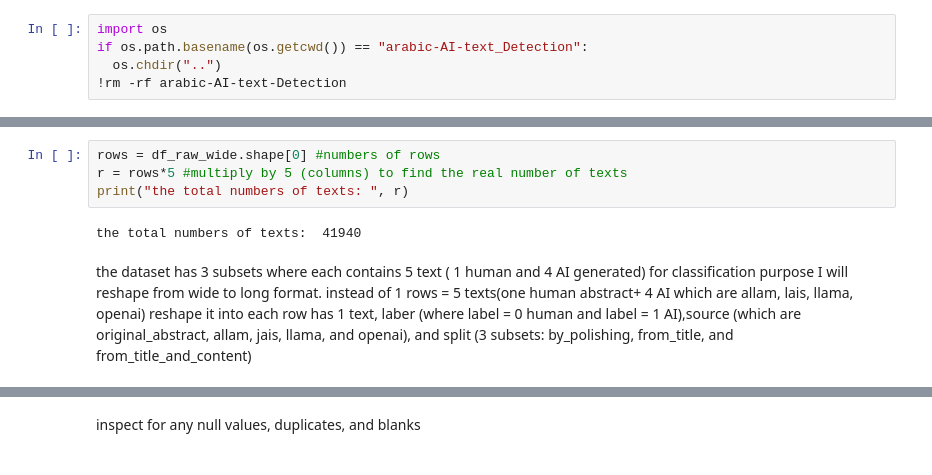
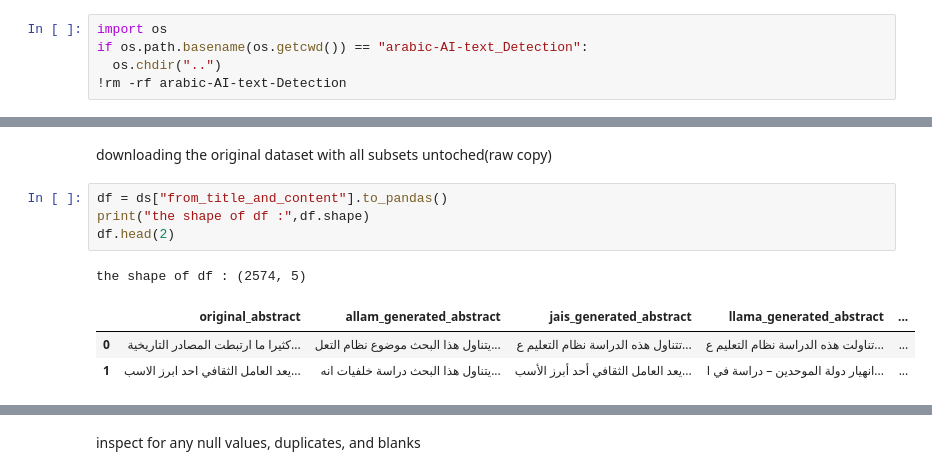
Before and after one commit to samar99-tech/arabic-AI-text-Detection, a Jupyter notebook: notebooks/dataloading.ipynb, the cells around one changed output, grey strips where cells are left out. Saved outputs shown, nothing was run; the diff lists cells and outputs as text.

```diff
--- a/notebooks/dataloading.ipynb
+++ b/notebooks/dataloading.ipynb
@@ -162,10 +144,11 @@ the columns:  Index(['original_abstract', 'allam_generated_abstract',
-# %%
-rows = df_raw_wide.shape[0] #numbers of rows
-r = rows*5 #multiply by 5 (columns) to find the real number of texts
-print("the total numbers of texts: ", r)
-# %% [output]
-the total numbers of texts:  41940
-# %% [markdown]
- the dataset has 3 subsets where each contains 5 text ( 1 human and 4 AI generated)
- for classification purpose I will reshape from wide to long format.
-  instead of 1 rows  = 5 texts(one human abstract+ 4 AI which are allam, lais, llama, openai) reshape it into each row has 1 text, laber (where label = 0 human and label = 1 AI),source (which are original_abstract, allam, jais, llama, and openai), and split (3 subsets: by_polishing, from_title, and from_title_and_content)
+# %% [markdown]
+downloading the original dataset with all subsets untoched(raw copy)
+# %%
+df = ds["from_title_and_content"].to_pandas()
+print("the shape of df :",df.shape)
+df.head(2)
+# %% [output]
+the shape of df : (2574, 5)
+|  | original_abstract | allam_generated_abstract | jais_generated_abstract | llama_generated_abstract | ... |
+| 0 | كثيرا ما ارتبطت المصادر التاريخية... | يتناول هذا البحث موضوع نظام التعل... | تتناول هذه الدراسة نظام التعليم ع... | تناولت هذه الدراسة نظام التعليم ع... | ... |
+| 1 | يعد العامل الثقافي احد ابرز الاسب... | يتناول هذا البحث دراسة خلفيات انه... | يعد العامل الثقافي أحد أبرز الأسب... | انهيار دولة الموحدين – دراسة في ا... | ... |
```
Also changed, not shown: parts of 30 cells of this notebook.
